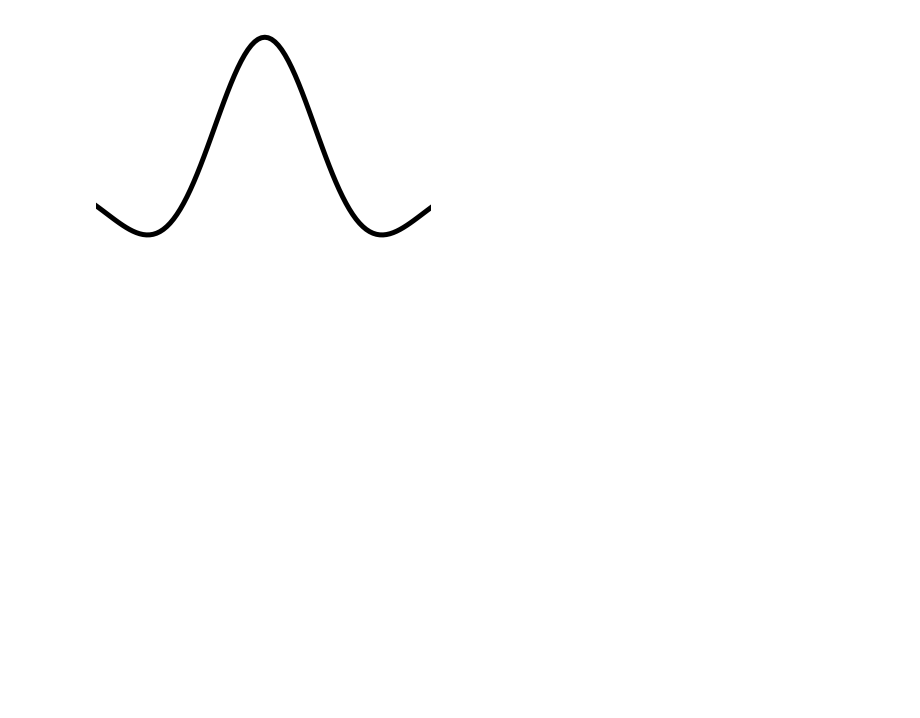
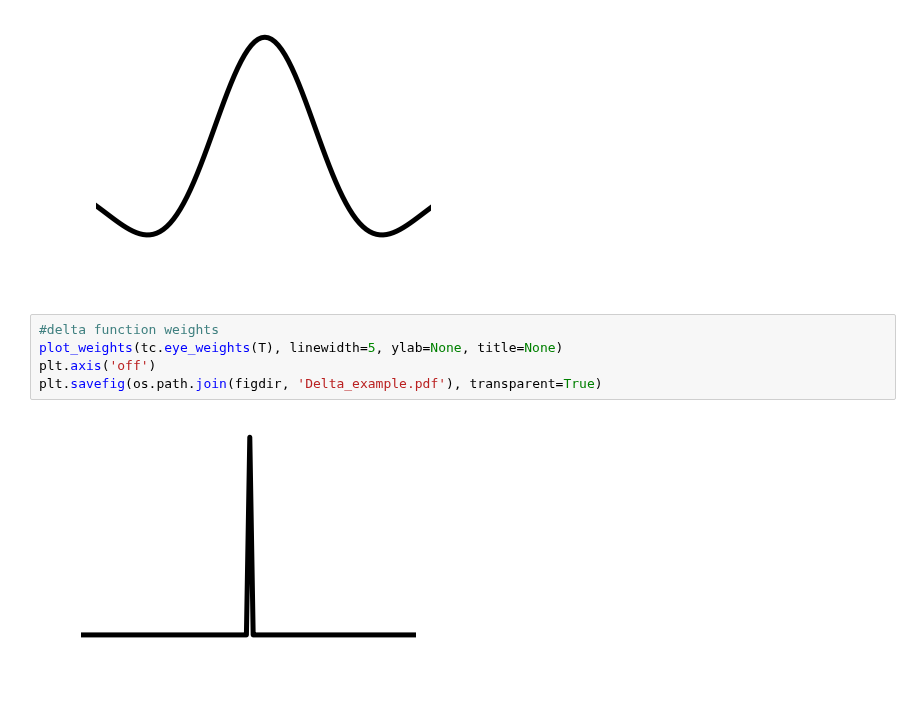
Before and after one commit to ContextLab/timecorr-paper, a Jupyter notebook: code/notebooks/kernels.ipynb, the cells around one changed output. Cells and saved outputs as stored; diff of their text form; blank space fills up the shorter version.

```diff
--- a/code/notebooks/kernels.ipynb
+++ b/code/notebooks/kernels.ipynb
@@ -109,3 +109,10 @@ plt.axis('off')
 plt.savefig(os.path.join(figdir, 'Mexican_hat_example.pdf'), transparent=True)
 # %% [output]
 [figure]
+# %%
+#delta function weights
+plot_weights(tc.eye_weights(T), linewidth=5, ylab=None, title=None)
+plt.axis('off')
+plt.savefig(os.path.join(figdir, 'Delta_example.pdf'), transparent=True)
+# %% [output]
+[figure, added]
```
Also changed, not shown: 14 other files.
